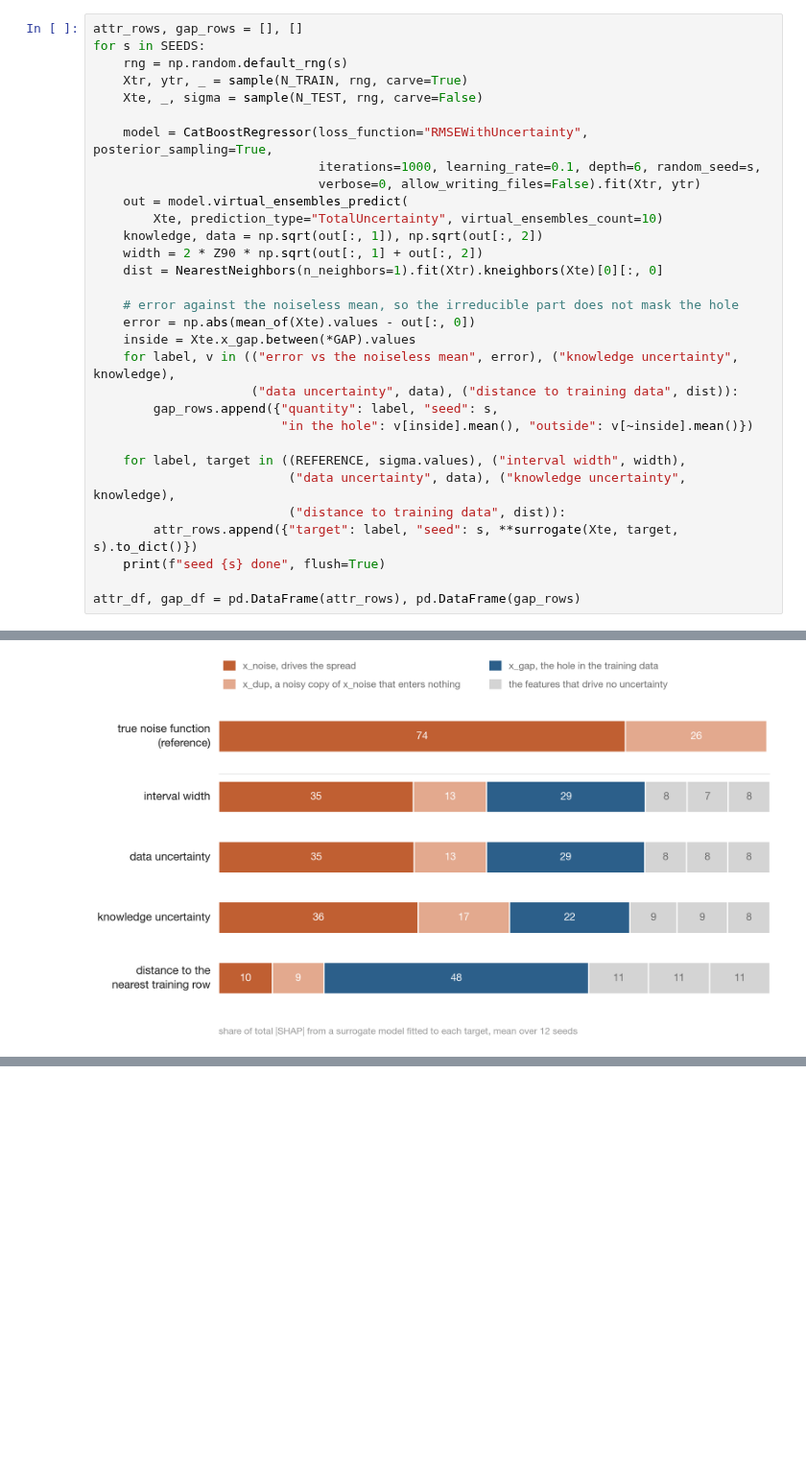
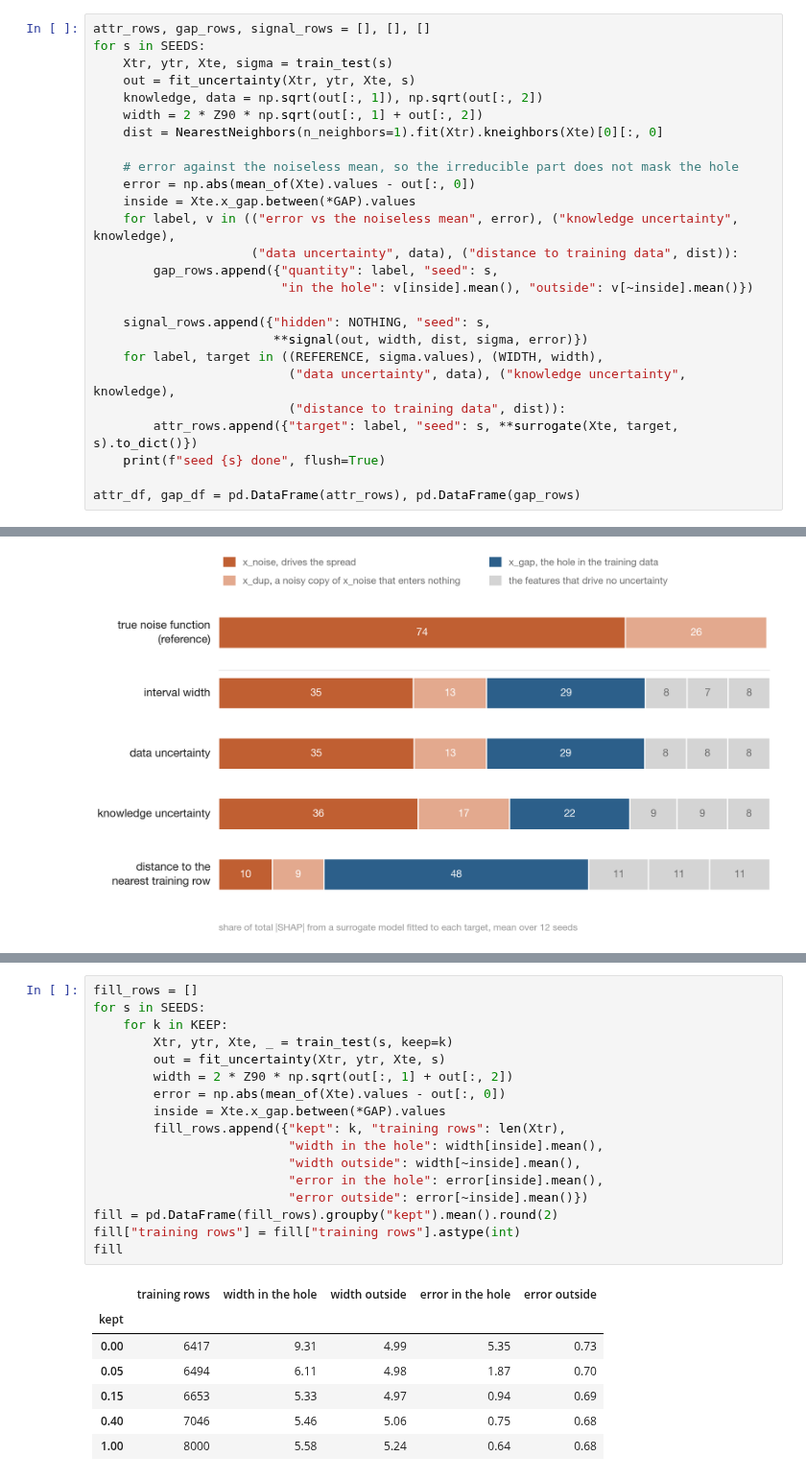
Before and after one commit to firefly1248/demo-notebooks, a Jupyter notebook: notebooks/uncertainty_attribution_shap.ipynb, the cells around one changed output, grey strips where cells are left out. Shown at 96% size. Saved outputs shown, nothing was run; the diff lists cells and outputs as text; blank space fills up the shorter version.

```diff
--- a/notebooks/uncertainty_attribution_shap.ipynb
+++ b/notebooks/uncertainty_attribution_shap.ipynb
@@ -97,17 +140,10 @@ the one target whose correct attribution is not in dispute.
 The same loop records how the model behaves inside the hole against outside it, which is what makes
 `x_gap` worth finding at all.
 # %%
-attr_rows, gap_rows = [], []
+attr_rows, gap_rows, signal_rows = [], [], []
 for s in SEEDS:
-    rng = np.random.default_rng(s)
-    Xtr, ytr, _ = sample(N_TRAIN, rng, carve=True)
-    Xte, _, sigma = sample(N_TEST, rng, carve=False)
-
-    model = CatBoostRegressor(loss_function="RMSEWithUncertainty", posterior_sampling=True,
-                              iterations=1000, learning_rate=0.1, depth=6, random_seed=s,
-                              verbose=0, allow_writing_files=False).fit(Xtr, ytr)
-    out = model.virtual_ensembles_predict(
-        Xte, prediction_type="TotalUncertainty", virtual_ensembles_count=10)
+    Xtr, ytr, Xte, sigma = train_test(s)
+    out = fit_uncertainty(Xtr, ytr, Xte, s)
     knowledge, data = np.sqrt(out[:, 1]), np.sqrt(out[:, 2])
     width = 2 * Z90 * np.sqrt(out[:, 1] + out[:, 2])
     dist = NearestNeighbors(n_neighbors=1).fit(Xtr).kneighbors(Xte)[0][:, 0]
@@ -120,7 +156,9 @@ for s in SEEDS:
         gap_rows.append({"quantity": label, "seed": s,
                          "in the hole": v[inside].mean(), "outside": v[~inside].mean()})
 
-    for label, target in ((REFERENCE, sigma.values), ("interval width", width),
+    signal_rows.append({"hidden": NOTHING, "seed": s,
+                        **signal(out, width, dist, sigma, error)})
+    for label, target in ((REFERENCE, sigma.values), (WIDTH, width),
                           ("data uncertainty", data), ("knowledge uncertainty", knowledge),
                           ("distance to training data", dist)):
         attr_rows.append({"target": label, "seed": s, **surrogate(Xte, target, s).to_dict()})
@@ -270,0 +323,25 @@ plt.show()
+# %%
+fill_rows = []
+for s in SEEDS:
+    for k in KEEP:
+        Xtr, ytr, Xte, _ = train_test(s, keep=k)
+        out = fit_uncertainty(Xtr, ytr, Xte, s)
+        width = 2 * Z90 * np.sqrt(out[:, 1] + out[:, 2])
+        error = np.abs(mean_of(Xte).values - out[:, 0])
+        inside = Xte.x_gap.between(*GAP).values
+        fill_rows.append({"kept": k, "training rows": len(Xtr),
+                          "width in the hole": width[inside].mean(),
+                          "width outside": width[~inside].mean(),
+                          "error in the hole": error[inside].mean(),
+                          "error outside": error[~inside].mean()})
+fill = pd.DataFrame(fill_rows).groupby("kept").mean().round(2)
+fill["training rows"] = fill["training rows"].astype(int)
+fill
+# %% [output]
+|  | training rows | width in the hole | width outside | error in the hole | error outside |
+| kept |  |  |  |  |  |
+| 0.00 | 6417 | 9.31 | 4.99 | 5.35 | 0.73 |
+| 0.05 | 6494 | 6.11 | 4.98 | 1.87 | 0.70 |
+| 0.15 | 6653 | 5.33 | 4.97 | 0.94 | 0.69 |
+| 0.40 | 7046 | 5.46 | 5.06 | 0.75 | 0.68 |
+| 1.00 | 8000 | 5.58 | 5.24 | 0.64 | 0.68 |
```
Also changed, not shown: parts of 16 cells of this notebook, 2 other files.
